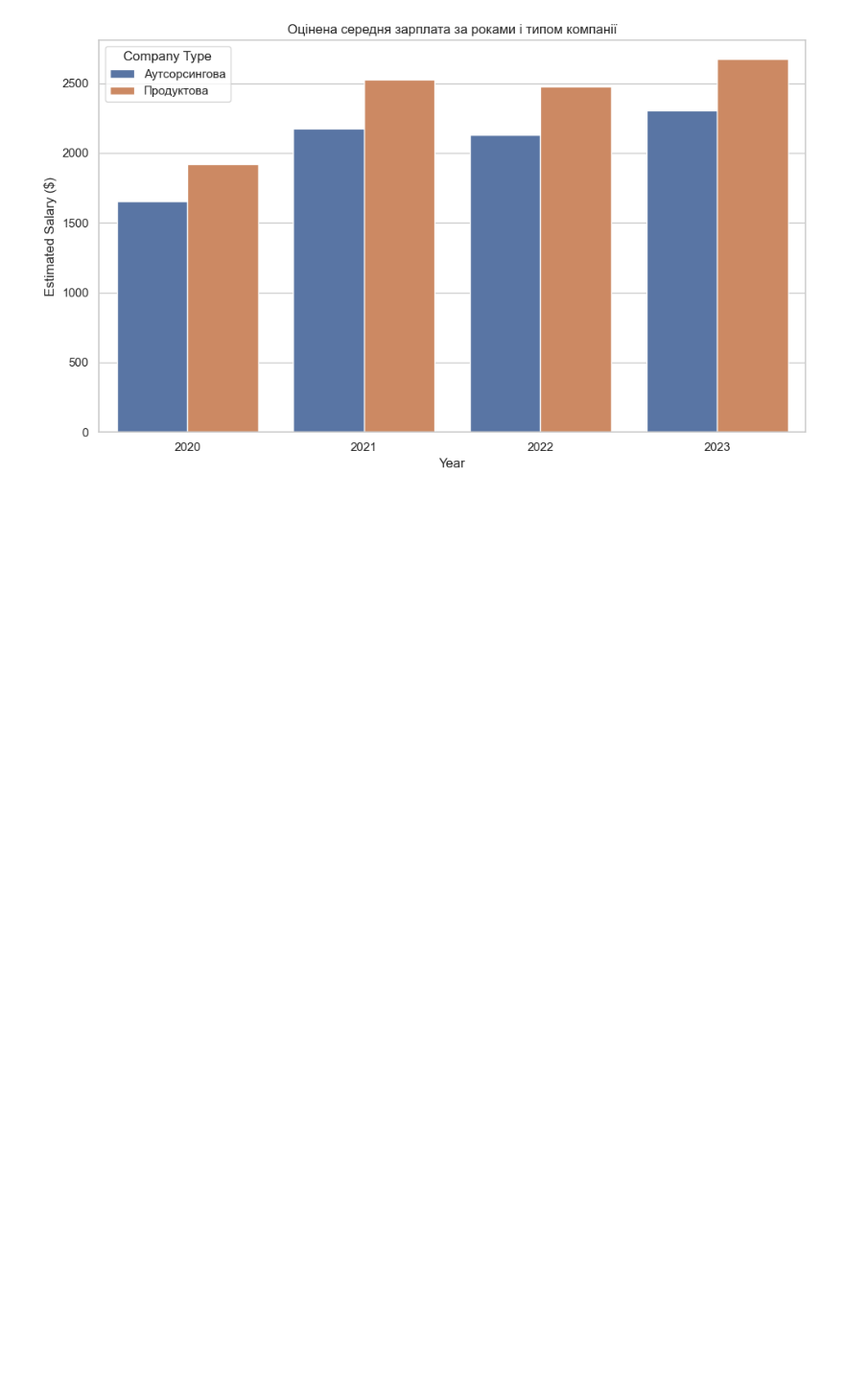
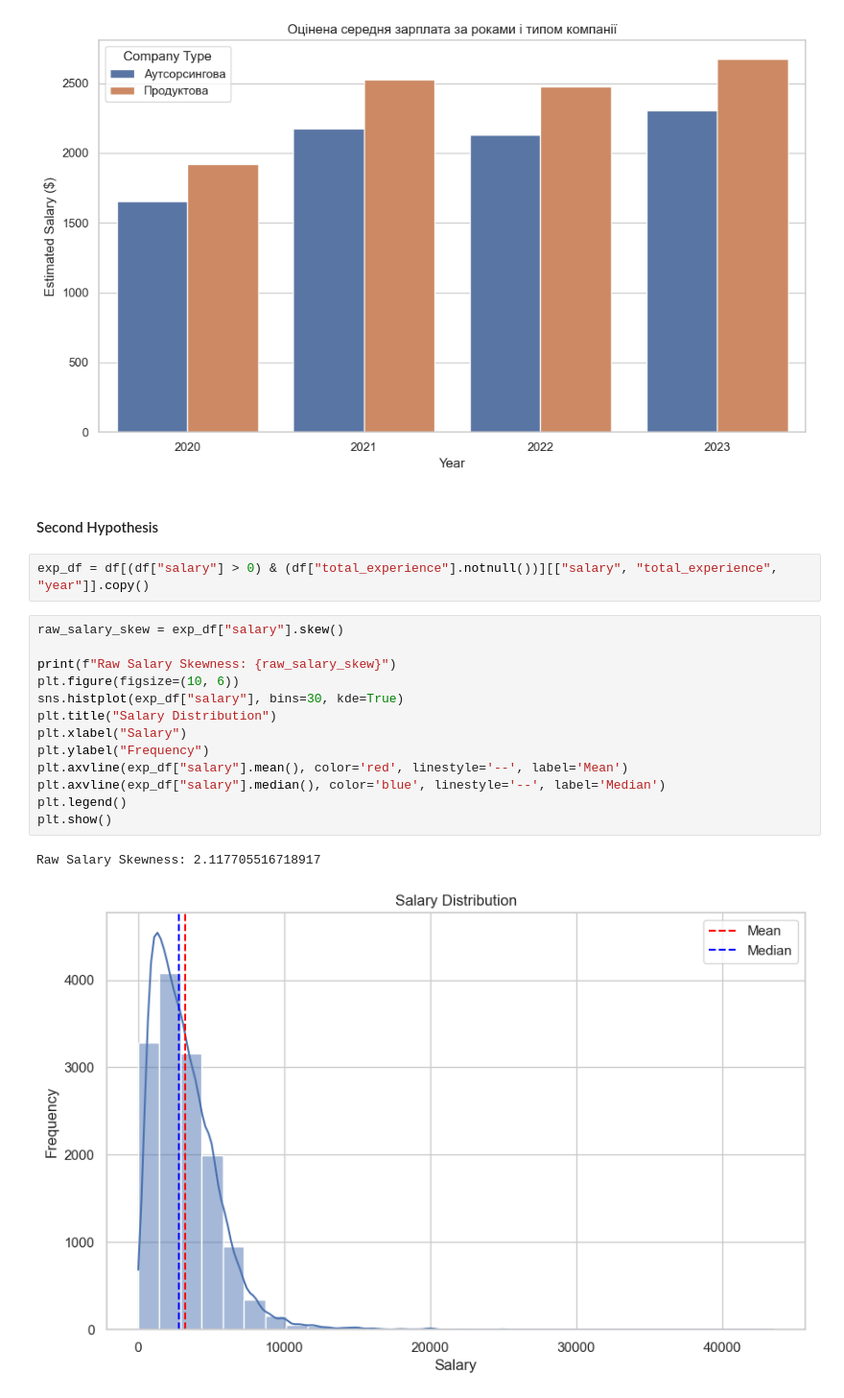
Before and after one commit to Danylo-Ik/Econometrics-Project-IT, a Jupyter notebook: it_salaries.ipynb, the cells around one changed output. Shown at 96% size. Drawn from its saved outputs; the diff is of its cells as text; blank space fills up the shorter version.

Commit message:
second hypothesis

```diff
--- a/it_salaries.ipynb
+++ b/it_salaries.ipynb
@@ -388,3 +398,23 @@ plt.tight_layout()
 plt.show()
 # %% [output]
 [figure]
+# %% [markdown]
+#### Second Hypothesis
+# %%
+exp_df = df[(df["salary"] > 0) & (df["total_experience"].notnull())][["salary", "total_experience", "year"]].copy()
+# %%
+raw_salary_skew = exp_df["salary"].skew()
+
+print(f"Raw Salary Skewness: {raw_salary_skew}")
+plt.figure(figsize=(10, 6))
+sns.histplot(exp_df["salary"], bins=30, kde=True)
+plt.title("Salary Distribution")
+plt.xlabel("Salary")
+plt.ylabel("Frequency")
+plt.axvline(exp_df["salary"].mean(), color='red', linestyle='--', label='Mean')
+plt.axvline(exp_df["salary"].median(), color='blue', linestyle='--', label='Median')
+plt.legend()
+plt.show()
+# %% [output]
+Raw Salary Skewness: 2.117705516718917
+[figure, added]
```
Also changed, not shown: parts of 11 cells of this notebook.
